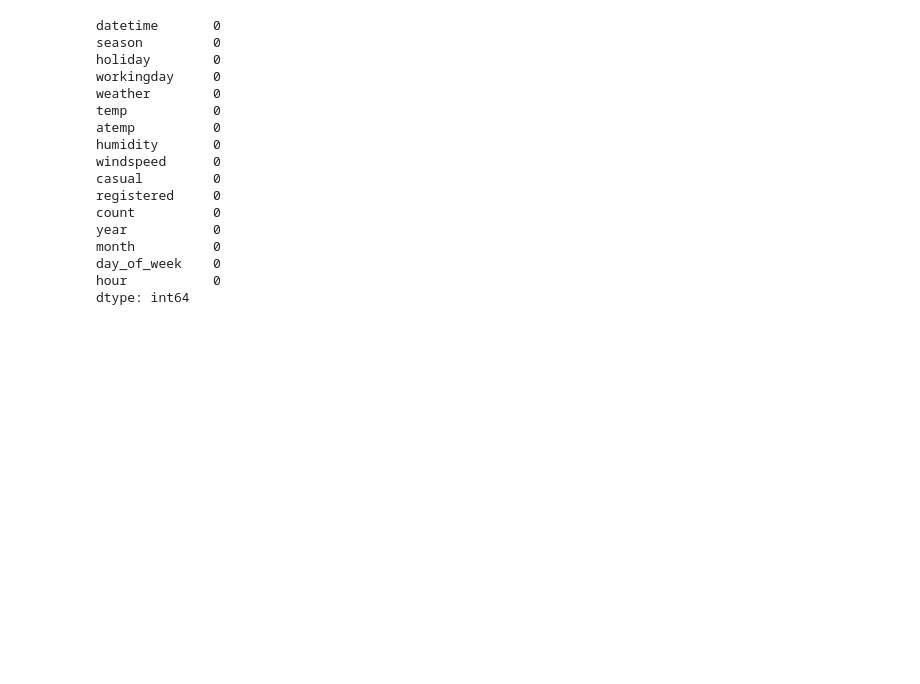
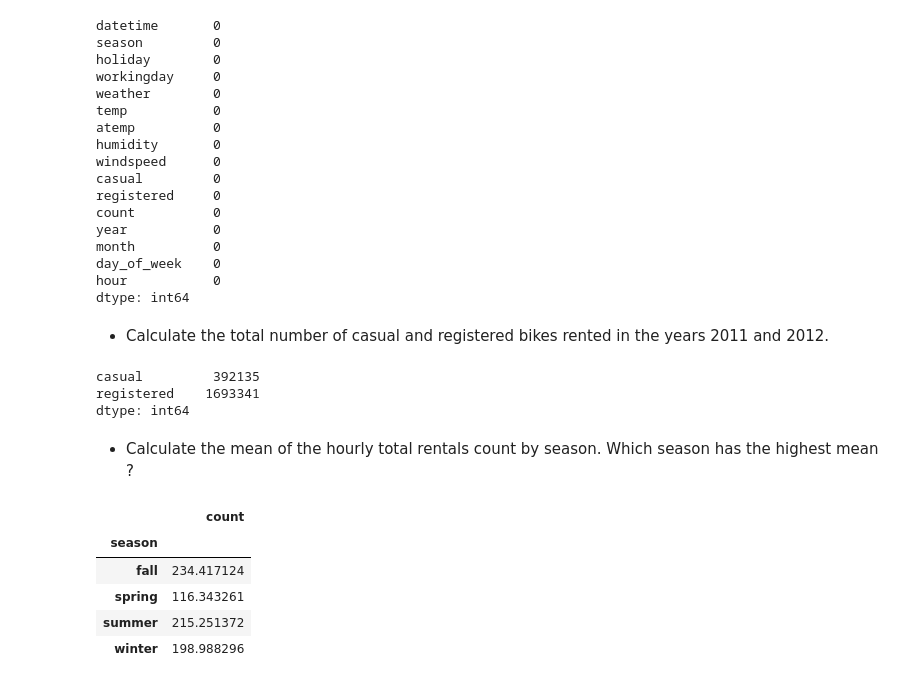
Before and after one commit to MrEktirir/Bike-Rental, a Jupyter notebook: Notebook/main.ipynb, the cells around one changed output. Saved outputs shown, nothing was run; the diff lists cells and outputs as text; code cells hidden in the pictures; blank space fills up the shorter version.

```diff
--- a/Notebook/main.ipynb
+++ b/Notebook/main.ipynb
@@ -161,3 +161,22 @@ month          0
 day_of_week    0
 hour           0
 dtype: int64
+# %% [markdown]
+* Calculate the total number of casual and registered bikes rented in the years 2011 and 2012.
+# %%
+dataset[['casual', 'registered']][(dataset['year'] == 2011) | (dataset['year'] == 2012)].sum()
+# %% [output]
+casual         392135
+registered    1693341
+dtype: int64
+# %% [markdown]
+* Calculate the mean of the hourly total rentals count by season. Which season has the highest mean ?
+# %%
+dataset.groupby('season')[[ 'count']].mean()
+# %% [output]
+|  | count |
+| season |  |
+| fall | 234.417124 |
+| spring | 116.343261 |
+| summer | 215.251372 |
+| winter | 198.988296 |
```
Also changed, not shown: parts of 21 cells of this notebook.
